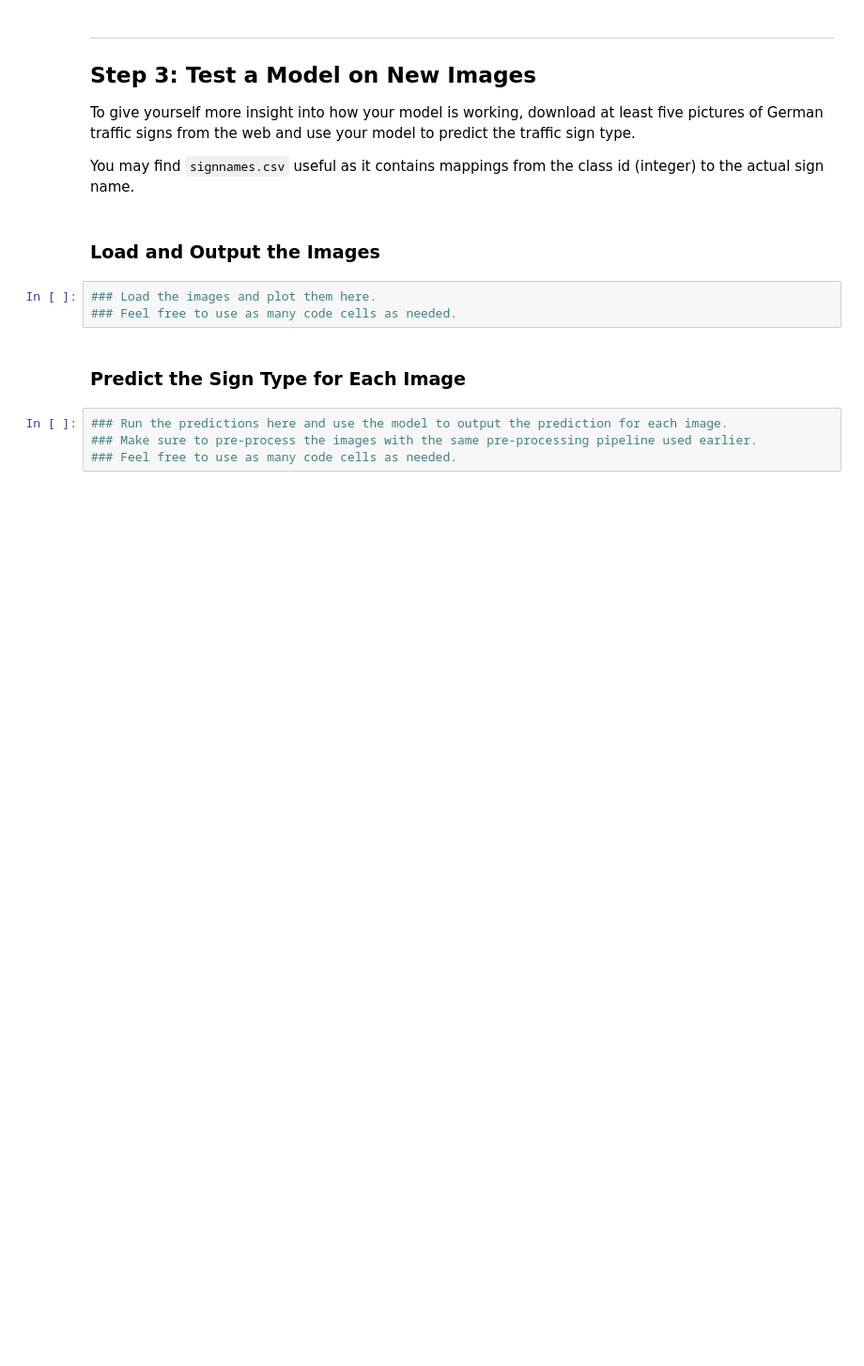
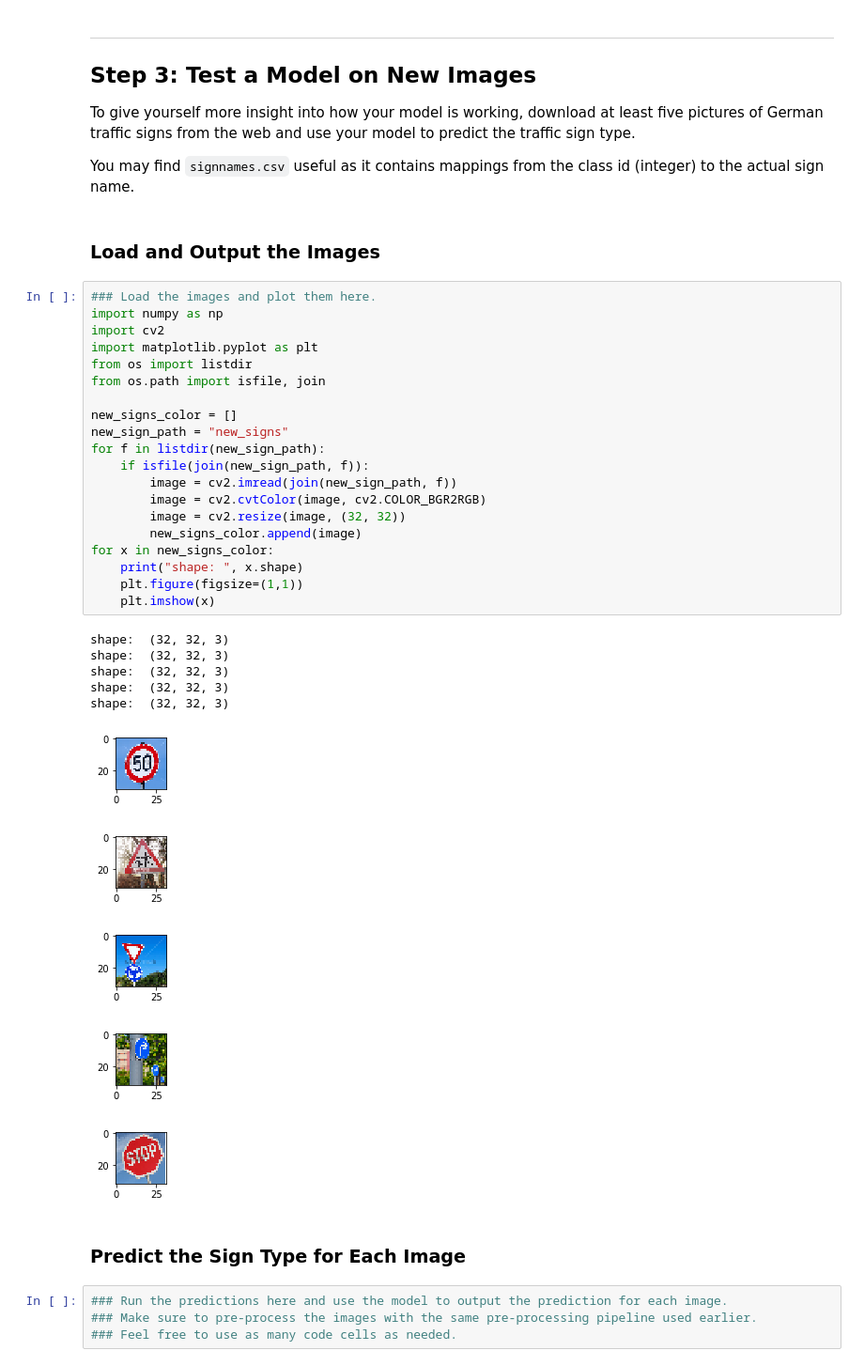
Before and after one commit to KenOverholt/CarND-Traffic-Sign-Classifier-Project, a Jupyter notebook: Traffic_Sign_Classifier.ipynb, the cells around one changed output. Shown at 94% size. Saved outputs shown, nothing was run; the diff lists cells and outputs as text; blank space fills up the shorter version.

Commit message:
normalized, grayscale, above .93, new signs displaying

```diff
--- a/Traffic_Sign_Classifier.ipynb
+++ b/Traffic_Sign_Classifier.ipynb
@@ -417,9 +373,37 @@ To give yourself more insight into how your model is working, download at least
 You may find `signnames.csv` useful as it contains mappings from the class id (integer) to the actual sign name.
 # %% [markdown]
 ### Load and Output the Images
-# %%
-### Load the images and plot them here.
-### Feel free to use as many code cells as needed.
+# %%
+### Load the images and plot them here.
+import numpy as np
+import cv2
+import matplotlib.pyplot as plt
+from os import listdir
+from os.path import isfile, join
+
+new_signs_color = []
+new_sign_path = "new_signs"
+for f in listdir(new_sign_path):
+    if isfile(join(new_sign_path, f)):
+        image = cv2.imread(join(new_sign_path, f))
+        image = cv2.cvtColor(image, cv2.COLOR_BGR2RGB)
+        image = cv2.resize(image, (32, 32))
+        new_signs_color.append(image)
+for x in new_signs_color:
+    print("shape: ", x.shape)
+    plt.figure(figsize=(1,1))
+    plt.imshow(x)
+# %% [output]
+shape:  (32, 32, 3)
+shape:  (32, 32, 3)
+shape:  (32, 32, 3)
+shape:  (32, 32, 3)
+shape:  (32, 32, 3)
+[figure, added]
+[figure, added]
+[figure, added]
+[figure, added]
+[figure, added]
 # %% [markdown]
 ### Predict the Sign Type for Each Image
 # %%
```
Also changed, not shown: parts of 9 cells of this notebook, 5 other files.
